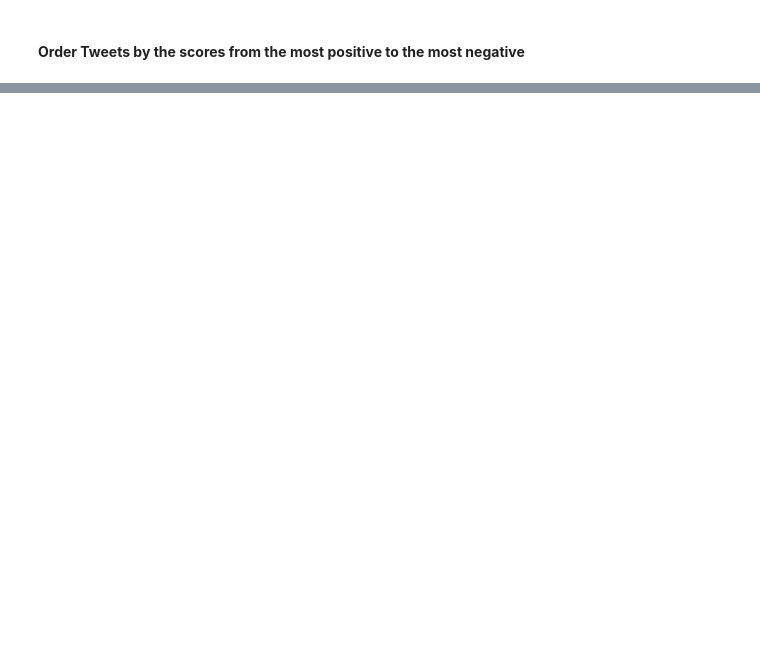
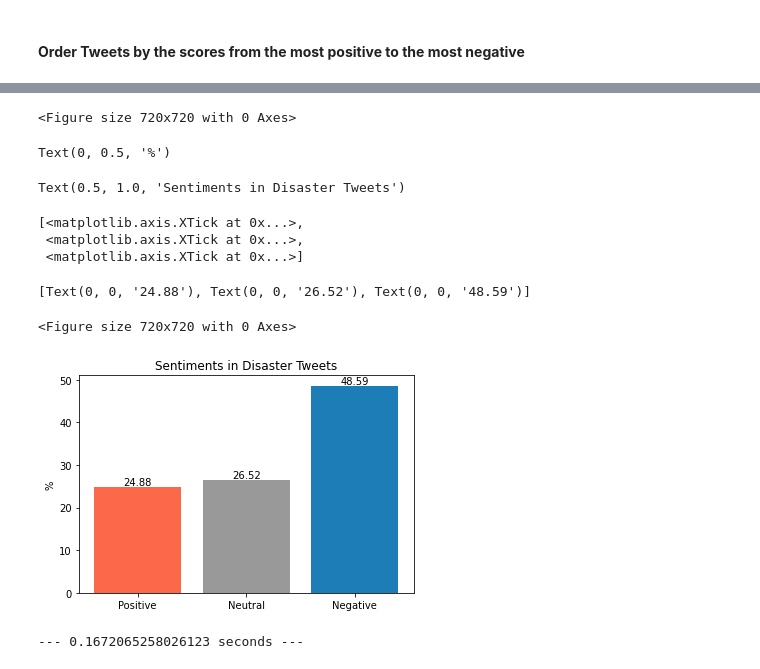
Before and after one commit to Nicole-Hong/LHL_Final_Project_NLP, a Jupyter notebook: src/nlp_disaster_sentiment_analysis_vader.ipynb, the cells around one changed output, grey strips where cells are left out. Cells and saved outputs as stored; diff of their text form; code cells hidden in the pictures; blank space fills up the shorter version.

Commit message:
updated sentiment_analysis wiith vader

```diff
--- a/src/nlp_disaster_sentiment_analysis_vader.ipynb
+++ b/src/nlp_disaster_sentiment_analysis_vader.ipynb
@@ -326,3 +407,19 @@ print(f"\n\n--- {(time.time() - start_time)} seconds ---")
 # %%
 # export train data with sentiment analysis above
 train_df.to_csv('sentiment_train_data.csv', index=False)
+# %%
+train_df['sentiment'].value_counts()
+print('\n')
+train_df['sentiment'].value_counts()/len(train_df)
+
+positive_num = (train_df['sentiment'].value_counts())[2]
+neutral_num = (train_df['sentiment'].value_counts())[1]
+negative_num = (train_df['sentiment'].value_counts())[0]
+
+positive = (train_df['sentiment'].value_counts()/len(train_df))[2]
+neutral = (train_df['sentiment'].value_counts()/len(train_df))[1]
+negative = (train_df['sentiment'].value_counts()/len(train_df))[0]
+
+print(f'\n\nPositive Tweets: {round(positive*100,2)} % | \
+Neutral Tweets: {round(neutral*100,2)} % | \
+Negative Tweets: {round(negative*100,2)} %')
@@ -328,0 +436,47 @@ train_df.to_csv('sentiment_train_data.csv', index=False)
+# %%
+# Plot Bar Plot of Sentiment
+
+# start time to measure the time of the program execution
+start_time = time.time()
+
+plt.figure(figsize=(10,10))
+fig, ax = plt.subplots()
+
+# creating the dataset
+data = {'Positive': round(positive*100, 2), 'Neutral': round(neutral*100, 2),
+        'Negative': round(negative*100, 2)}
+classes = list(data.keys())
+values = list(data.values())
+
+cmap_red = plt.cm.get_cmap('Reds')
+red = cmap_red(0.5)
+
+cmap_gray = plt.cm.get_cmap('gray')
+gray = cmap_gray(0.6)
+
+cmap_org = plt.cm.get_cmap('GnBu')
+blue = cmap_org(0.8)
+
+p1 = ax.bar(classes, values, color=[red, gray, blue])
+ax.set_ylabel('%')
+ax.set_title('Sentiments in Disaster Tweets')
+ax.set_xticks(classes)
+
+# Label with label_type 'center' instead of the default 'edge'
+ax.bar_label(p1)
+
+plt.show()
+
+# print the overall program runtime.
+print(f"\n\n--- {(time.time() - start_time)} seconds ---")
+# %% [output]
+<Figure size 720x720 with 0 Axes>
+Text(0, 0.5, '%')
+Text(0.5, 1.0, 'Sentiments in Disaster Tweets')
+[<matplotlib.axis.XTick at 0x...>,
+ <matplotlib.axis.XTick at 0x...>,
+ <matplotlib.axis.XTick at 0x...>]
+[Text(0, 0, '24.88'), Text(0, 0, '26.52'), Text(0, 0, '48.59')]
+<Figure size 720x720 with 0 Axes>
+[figure, added]
+--- 0.1672065258026123 seconds ---
```
Also changed, not shown: parts of 17 cells of this notebook, 1 other file.
